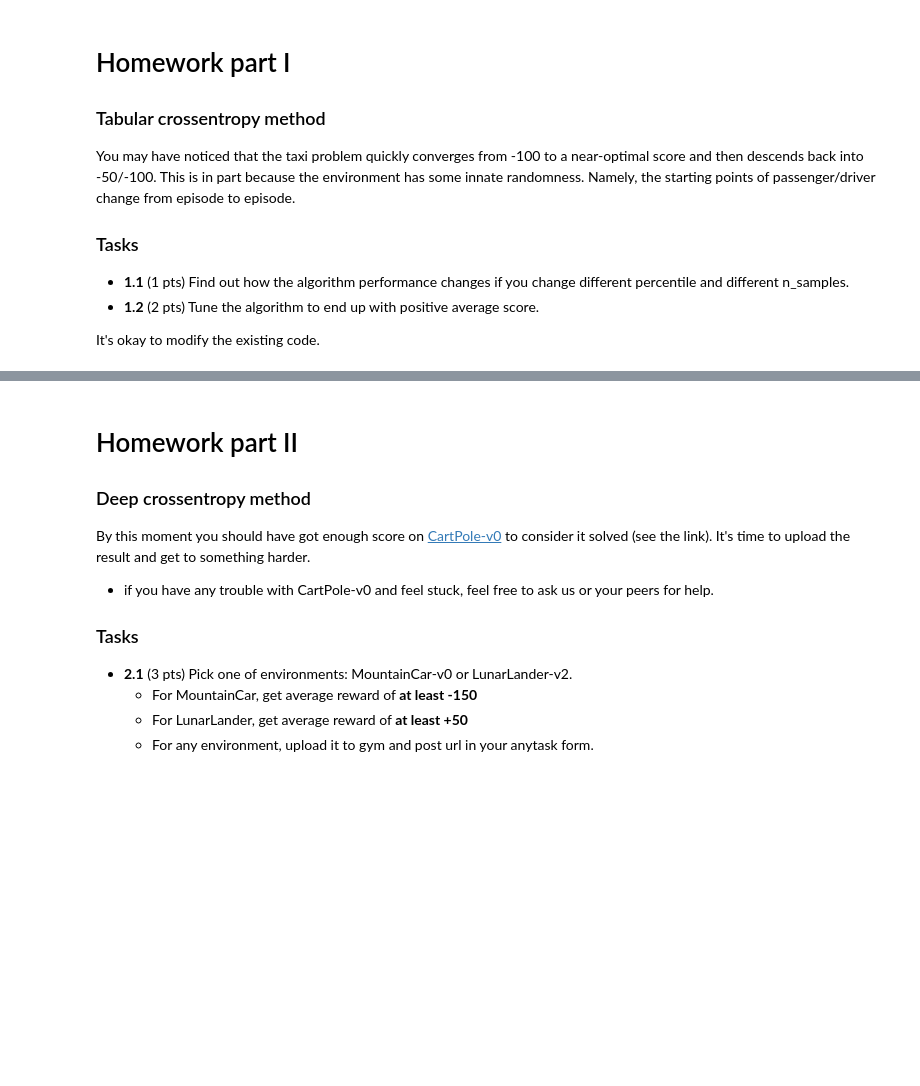
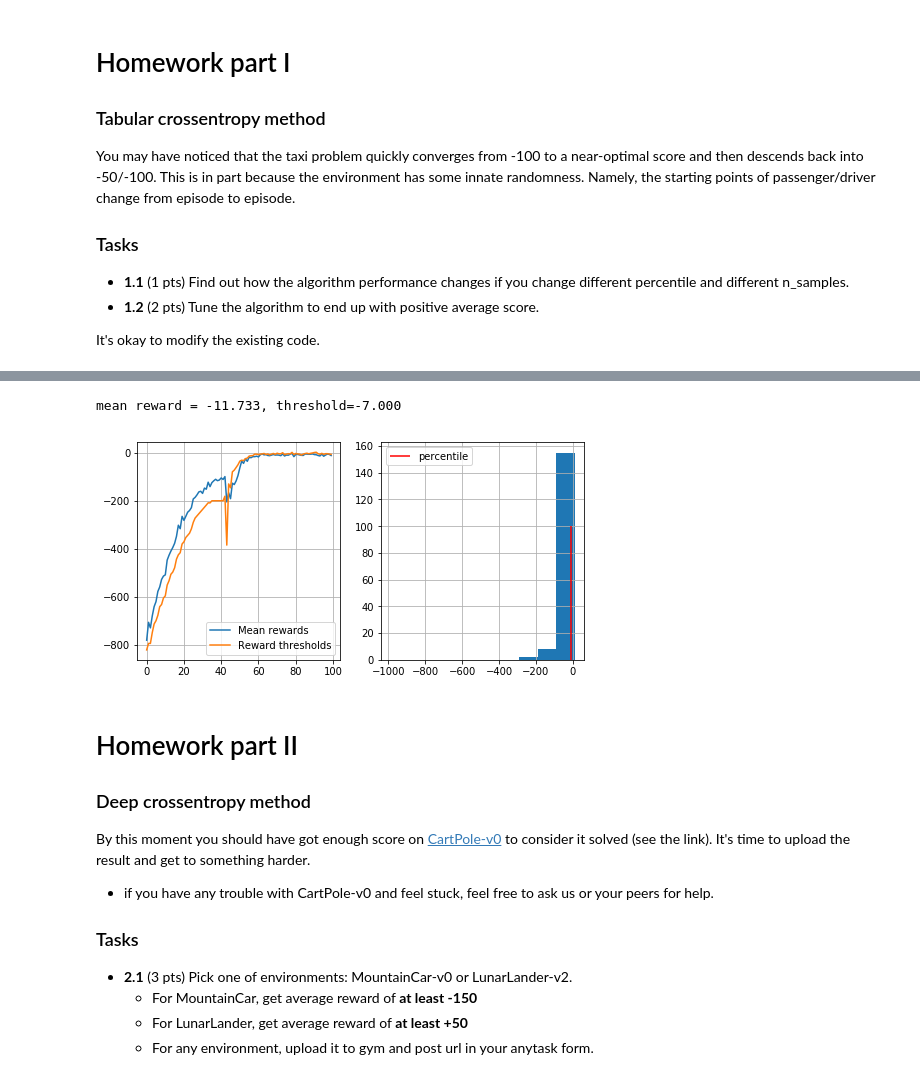
Before and after one commit to Kommiu/Practical_RL, a Jupyter notebook: week01_intro/crossentropy_method.ipynb, the cells around one changed output, grey strips where cells are left out. Cells and saved outputs as stored; diff of their text form; code cells hidden in the pictures; blank space fills up the shorter version.

```diff
--- a/week01_intro/crossentropy_method.ipynb
+++ b/week01_intro/crossentropy_method.ipynb
@@ -430,0 +426,9 @@ It's okay to modify the existing code.
+# %%
+env = gym.make("Taxi-v2")
+env.reset()
+env.render()
+
+n_states = env.observation_space.n
+n_actions = env.action_space.n
+
+print("n_states=%i, n_actions=%i" % (n_states, n_actions))
@@ -431,3 +645,9 @@ It's okay to modify the existing code.
+# %%
+pool = mp.Pool(4)
+log = train(n_sessions=180, pool=pool, percentile=31,learning_rate=0.5, plot=True, early_stop=True)
+# %% [output]
+mean reward = -11.733, threshold=-7.000
+[figure, added]
 # %% [markdown]
 # Homework part II
 
```
Also changed, not shown: parts of 34 cells of this notebook, 4 other files.
